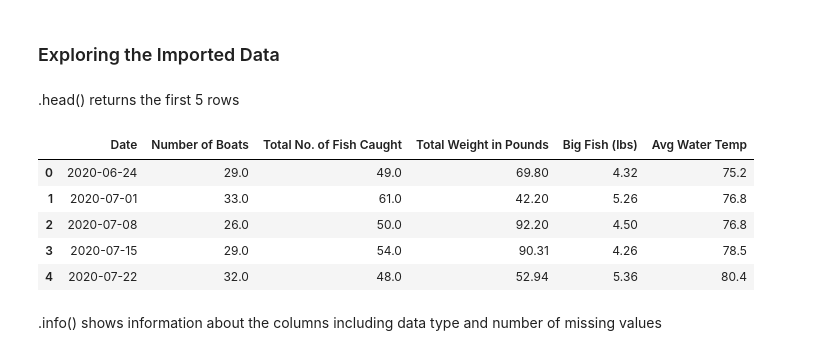
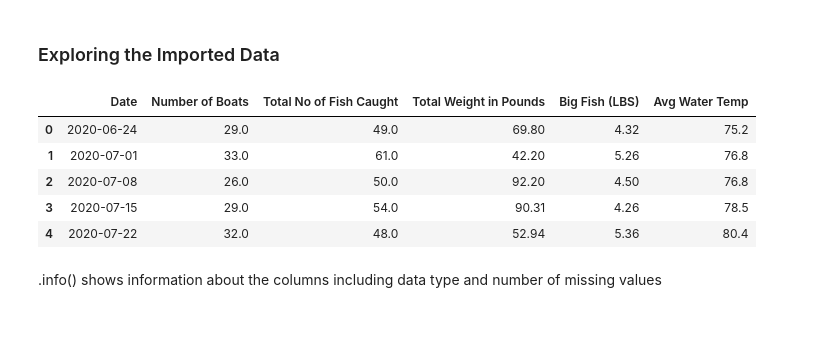
Before and after one commit to istarlet/buddy_bass_tournament, a Jupyter notebook: buddy_bass.ipynb, the cells around one changed output. Cells and saved outputs as stored; diff of their text form; code cells hidden in the pictures; blank space fills up the shorter version.

Commit message:
Change to Tourn 2020 dataset and skiprows

```diff
--- a/buddy_bass.ipynb
+++ b/buddy_bass.ipynb
@@ -14,18 +14,18 @@ from datetime import datetime
 import pandas as pd
 import numpy as np
 
+# Column of dates to parse
+date_col = ["Date"]
 
-# Import data file
-buddy_bass = pd.read_excel("data/Buddy Bass Weekly Tournament 2020.xlsx", parse_dates = ["Date"])
+# Read the Excel file
+buddy_bass_2020 = pd.read_excel("data/Buddy Bass Tournament 2020.xlsx", skiprows=1, parse_dates=date_col)
 # %% [markdown]
 ### Exploring the Imported Data
-# %% [markdown]
-.head() returns the first 5 rows
 # %%
-# Display first 5 rows
-buddy_bass.head()
+# View the first 5 rows of data
+buddy_bass_2020.head()
 # %% [output]
-|  | Date | Number of Boats | Total No. of Fish Caught | Total Weight in Pounds | Big Fish (lbs) | Avg Water Temp |
+|  | Date | Number of Boats | Total No of Fish Caught | Total Weight in Pounds | Big Fish (LBS) | Avg Water Temp |
 | 0 | 2020-06-24 | 29.0 | 49.0 | 69.80 | 4.32 | 75.2 |
 | 1 | 2020-07-01 | 33.0 | 61.0 | 42.20 | 5.26 | 76.8 |
 | 2 | 2020-07-08 | 26.0 | 50.0 | 92.20 | 4.50 | 76.8 |
```
Also changed, not shown: parts of 20 cells of this notebook.
